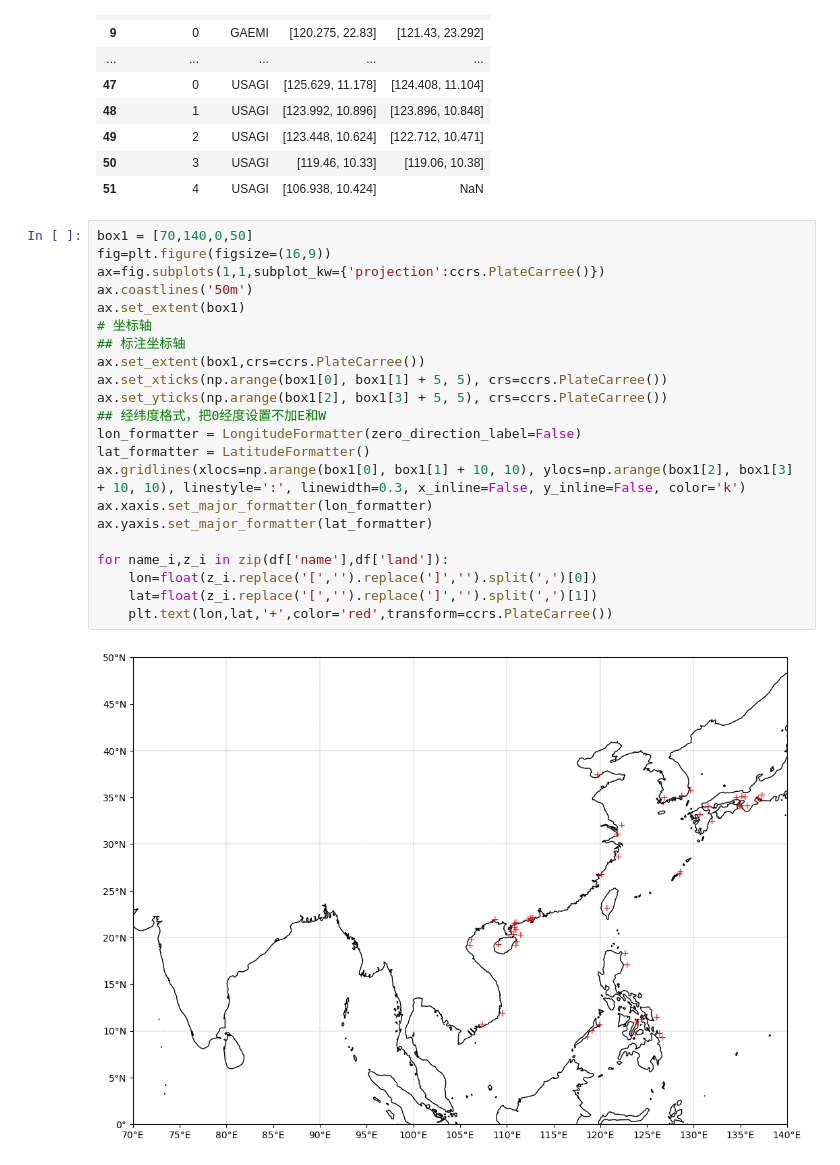
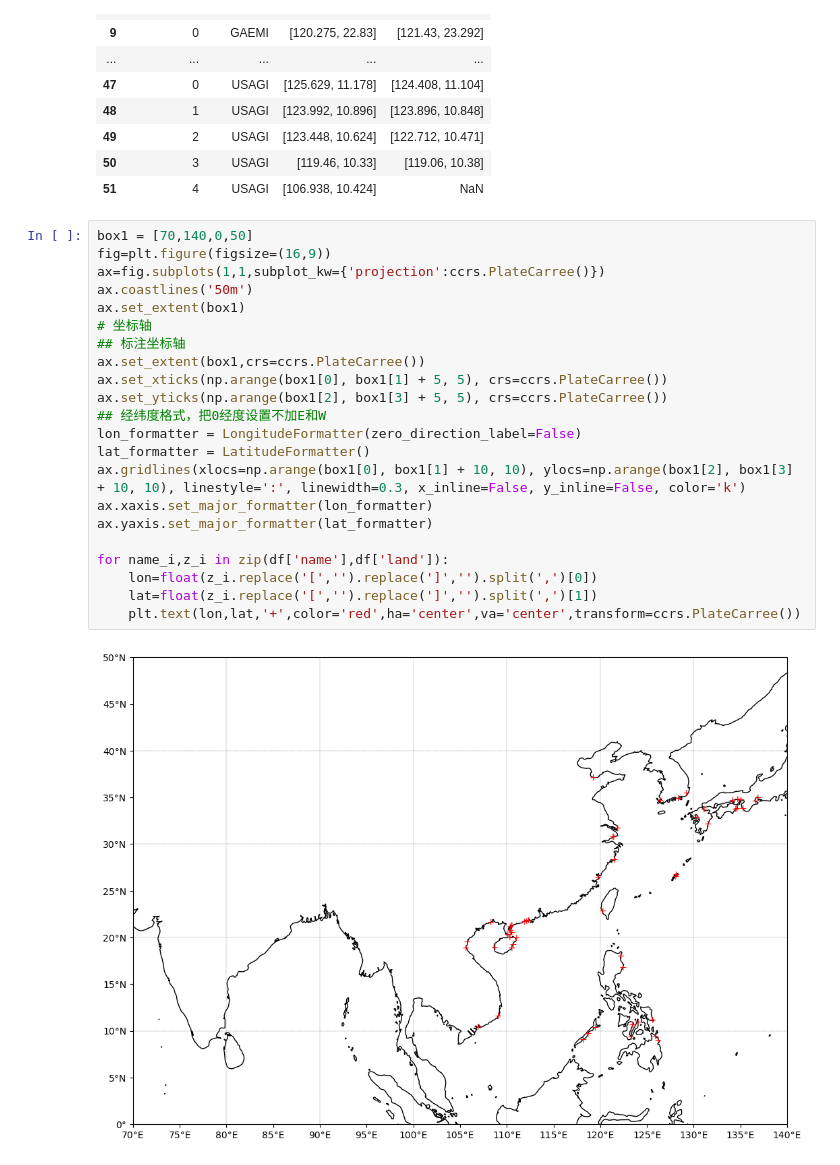
Before and after one commit to linbuer233/MyPythonPractice, a Jupyter notebook: 台风相关绘图/landpoint.ipynb, the cells around one changed output. Saved outputs shown, nothing was run; the diff lists cells and outputs as text.

```diff
--- a/台风相关绘图/landpoint.ipynb
+++ b/台风相关绘图/landpoint.ipynb
@@ -31,24 +31,24 @@ df
 # %%
 box1 = [70,140,0,50]
 fig=plt.figure(figsize=(16,9))
 ax=fig.subplots(1,1,subplot_kw={'projection':ccrs.PlateCarree()})
 ax.coastlines('50m')
 ax.set_extent(box1)
 # 坐标轴
 ## 标注坐标轴
 ax.set_extent(box1,crs=ccrs.PlateCarree())
 ax.set_xticks(np.arange(box1[0], box1[1] + 5, 5), crs=ccrs.PlateCarree())
 ax.set_yticks(np.arange(box1[2], box1[3] + 5, 5), crs=ccrs.PlateCarree())
 ## 经纬度格式，把0经度设置不加E和W
 lon_formatter = LongitudeFormatter(zero_direction_label=False)
 lat_formatter = LatitudeFormatter()
 ax.gridlines(xlocs=np.arange(box1[0], box1[1] + 10, 10), ylocs=np.arange(box1[2], box1[3] + 10, 10), linestyle=':', linewidth=0.3, x_inline=False, y_inline=False, color='k')
 ax.xaxis.set_major_formatter(lon_formatter)
 ax.yaxis.set_major_formatter(lat_formatter)
 
 for name_i,z_i in zip(df['name'],df['land']):
     lon=float(z_i.replace('[','').replace(']','').split(',')[0])
     lat=float(z_i.replace('[','').replace(']','').split(',')[1])
-    plt.text(lon,lat,'+',color='red',transform=ccrs.PlateCarree())
+    plt.text(lon,lat,'+',color='red',ha='center',va='center',transform=ccrs.PlateCarree())
 # %% [output]
-[figure, old version]
+[figure, new version]
```
Also changed, not shown: 4 other files.
